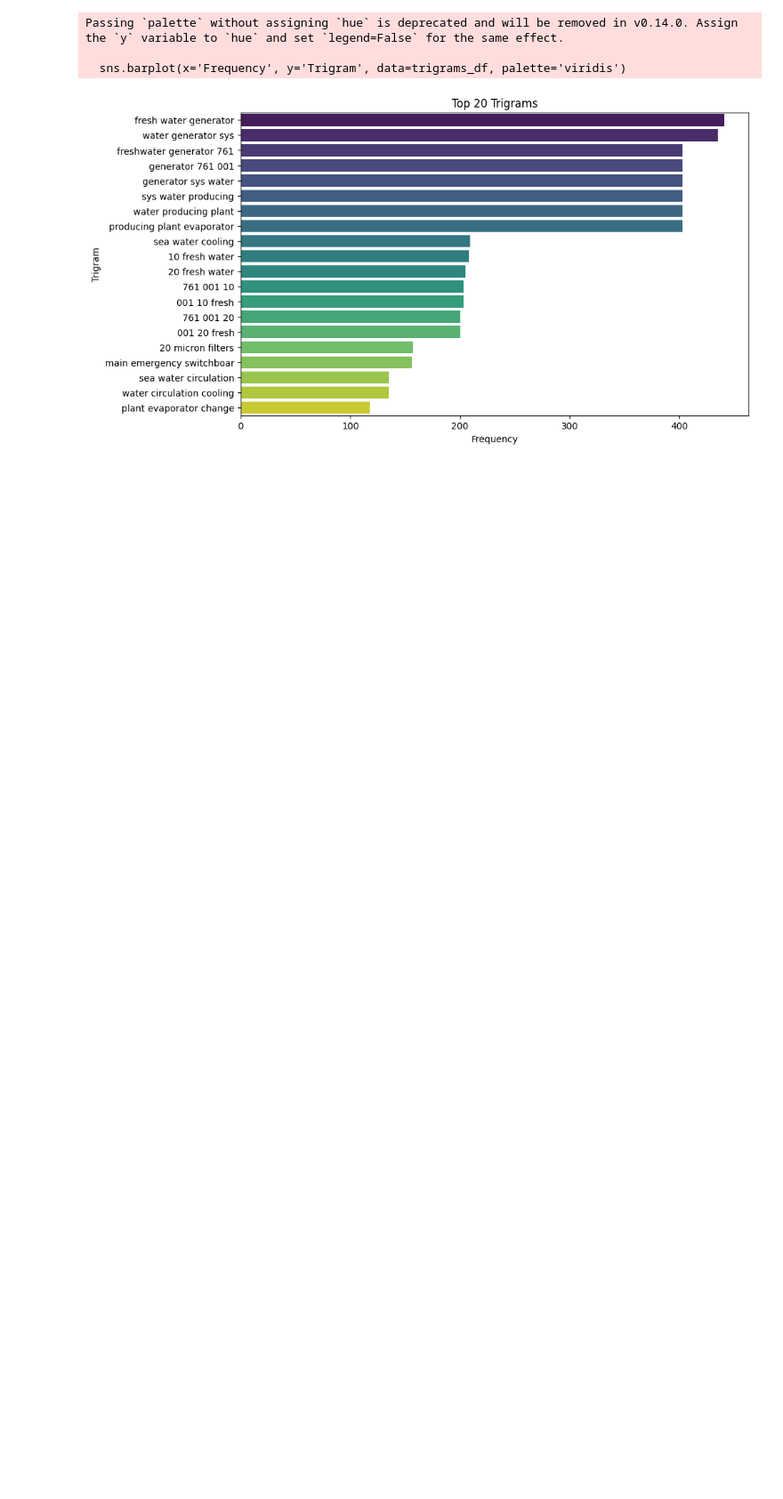
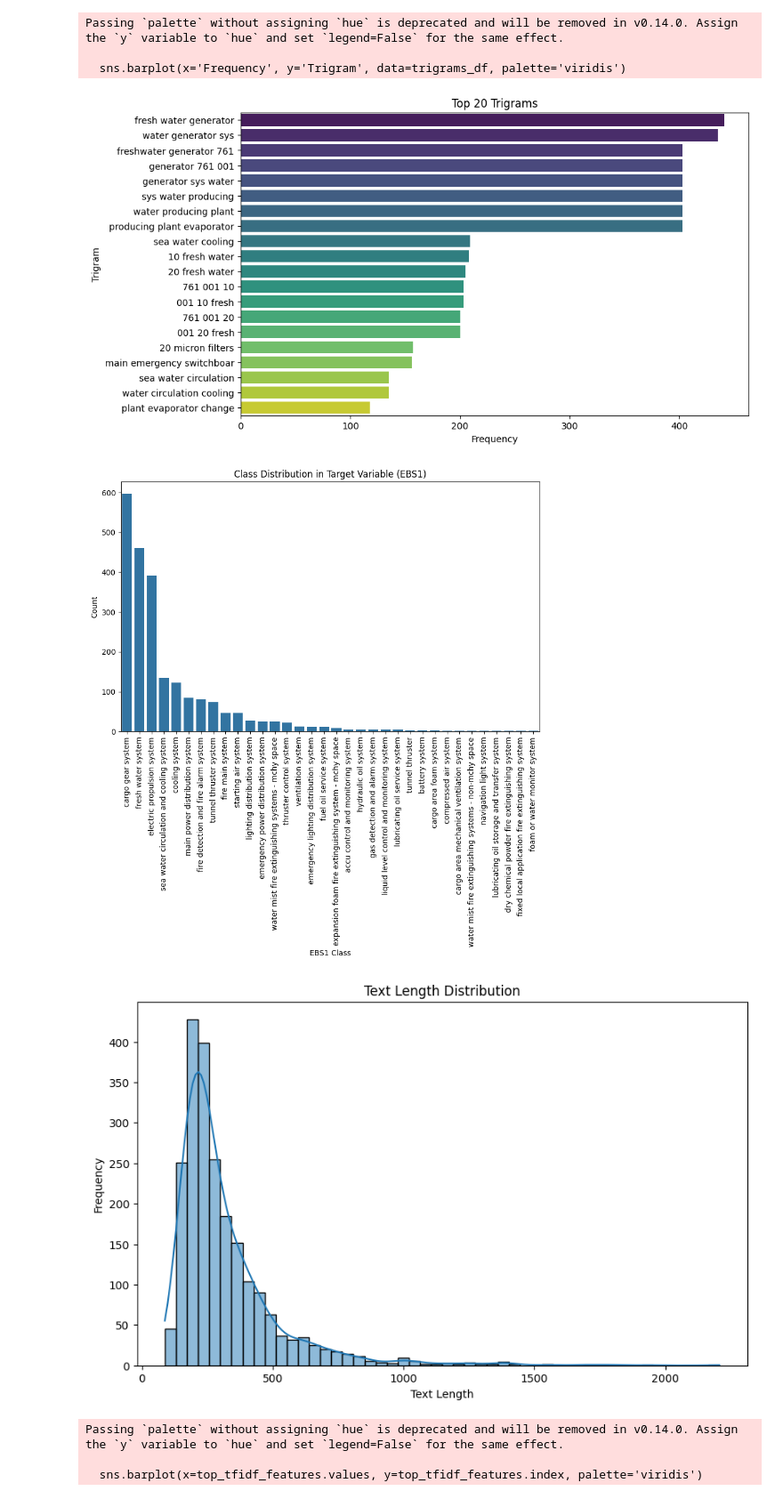
Before and after one commit to SySyAli/nlp_risk_prediction, a Jupyter notebook: notebooks/eda.ipynb, the cells around one changed output. Shown at 89% size. Drawn from its saved outputs; the diff is of its cells as text; code cells hidden in the pictures; blank space fills up the shorter version.

```diff
--- a/notebooks/eda.ipynb
+++ b/notebooks/eda.ipynb
@@ -160,3 +160,60 @@ Passing `palette` without assigning `hue` is deprecated and will be removed in v
 
   sns.barplot(x='Frequency', y='Trigram', data=trigrams_df, palette='viridis')
 [figure]
+# %%
+from sklearn.feature_extraction.text import TfidfVectorizer
+from sklearn.preprocessing import LabelEncoder
+from sklearn.decomposition import PCA
+
+# Encode the target column
+encoder = LabelEncoder()
+df['encoded_EBS1'] = encoder.fit_transform(df['EBS1'])
+
+# Vectorize the text data
+vectorizer = TfidfVectorizer(ngram_range=(1, 3), max_features=20000, stop_words='english')
+X_vec = vectorizer.fit_transform(df['combined'])
+
+# Class Distribution
+plt.figure(figsize=(10, 6))
+sns.countplot(x='EBS1', data=df, order=df['EBS1'].value_counts().index)
+plt.title('Class Distribution in Target Variable (EBS1)')
+plt.xlabel('EBS1 Class')
+plt.ylabel('Count')
+plt.xticks(rotation=90)
+plt.show()
+
+# Text Length Distribution
+df['text_length'] = df['combined'].apply(len)
+plt.figure(figsize=(10, 6))
+sns.histplot(df['text_length'], bins=50, kde=True)
+plt.title('Text Length Distribution')
+plt.xlabel('Text Length')
+plt.ylabel('Frequency')
+plt.show()
+
+# TF-IDF Feature Distribution
+tfidf_df = pd.DataFrame(X_vec.toarray(), columns=vectorizer.get_feature_names_out())
+top_tfidf_features = tfidf_df.sum().sort_values(ascending=False).head(20)
+plt.figure(figsize=(10, 6))
+sns.barplot(x=top_tfidf_features.values, y=top_tfidf_features.index, palette='viridis')
+plt.title('Top 20 TF-IDF Features')
+plt.xlabel('TF-IDF Score')
+plt.ylabel('Feature')
+plt.show()
+
+# PCA Visualization
+pca = PCA(n_components=2)
+X_pca = pca.fit_transform(X_vec.toarray())
+plt.figure(figsize=(10, 6))
+scatter = plt.scatter(X_pca[:, 0], X_pca[:, 1], c=df['encoded_EBS1'], cmap='viridis', alpha=0.5)
+plt.title('PCA of TF-IDF Features')
+plt.xlabel('Principal Component 1')
+plt.ylabel('Principal Component 2')
+plt.colorbar(scatter, label='EBS1 Class')
+plt.show()
+# %% [output]
+[figure, added]
+[figure, added]
+Passing `palette` without assigning `hue` is deprecated and will be removed in v0.14.0. Assign the `y` variable to `hue` and set `legend=False` for the same effect.
+
+  sns.barplot(x=top_tfidf_features.values, y=top_tfidf_features.index, palette='viridis')
```
Also changed, not shown: parts of 1 cell of this notebook.
